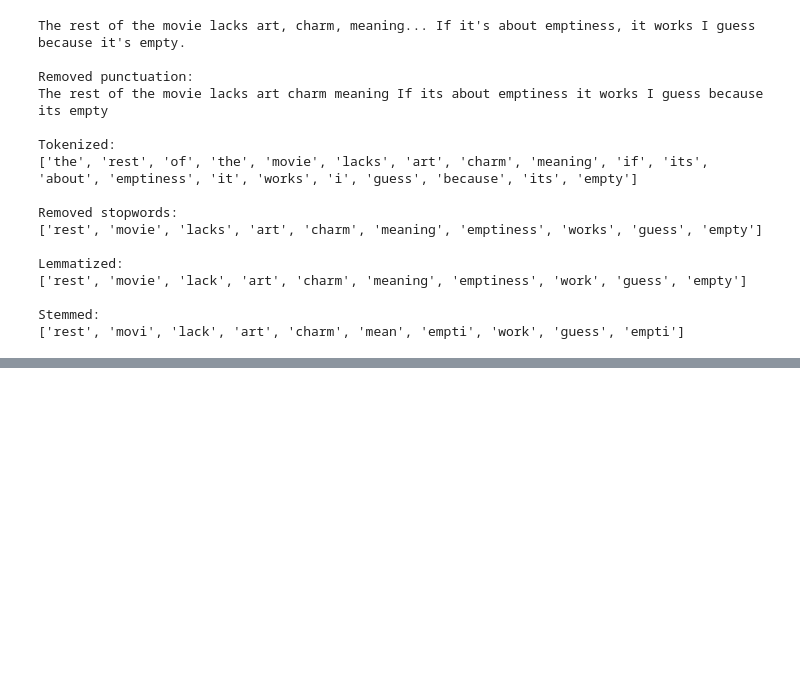
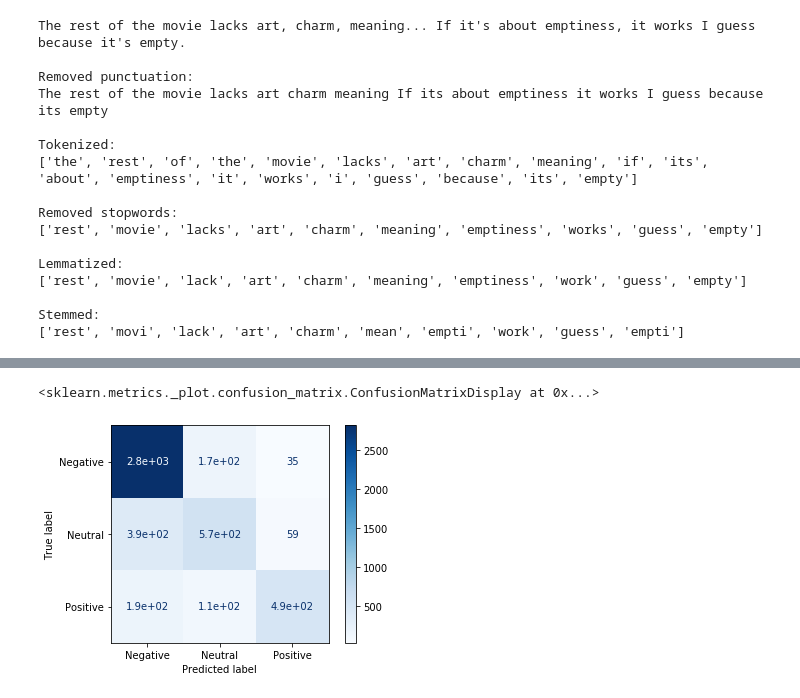
Before and after one commit to greghvk/eksploracja_danych_projekt, a Jupyter notebook: Eksploracja_projekt.ipynb, the cells around one changed output, grey strips where cells are left out. Drawn from its saved outputs; the diff is of its cells as text; code cells hidden in the pictures; blank space fills up the shorter version.

```diff
--- a/Eksploracja_projekt.ipynb
+++ b/Eksploracja_projekt.ipynb
@@ -688,0 +771,18 @@ Stemmed:
+# %%
+def map_to_vector(word):
+    if word == 'negative':
+        return [1, 0, 0]
+    if word == 'neutral':
+        return [0, 1, 0]
+    if word == 'positive':
+        return [0, 0, 1]
+
+def map_to_number(word):
+    if word == 'negative':
+        return 0
+    if word == 'neutral':
+        return 1
+    if word == 'positive':
+        return 2
+# %%
+air_y = np.array([np.array(map_to_number(w)) for w in air_tweets['airline_sentiment']])
@@ -688,0 +847,16 @@ Stemmed:
+# %%
+from sklearn.metrics import confusion_matrix, plot_confusion_matrix
+
+text = air_tweets['text']
+labels = air_y
+preprocessor = TfidfVectorizer()
+classifier = SVC(C=1.0, kernel='linear', degree=3, gamma='auto')
+
+
+transformed = preprocessor.fit_transform(text)
+X_train, X_test, y_train, y_test = train_test_split(transformed, labels, test_size=0.33, random_state=43)
+classifier.fit(X_train, y_train)
+plot_confusion_matrix(classifier, X=X_test, y_true=y_test, display_labels=['Negative', 'Neutral', 'Positive'], cmap=plt.cm.Blues)
+# %% [output]
+<sklearn.metrics._plot.confusion_matrix.ConfusionMatrixDisplay at 0x...>
+[figure, added]
```
Also changed, not shown: parts of 23 cells of this notebook.
